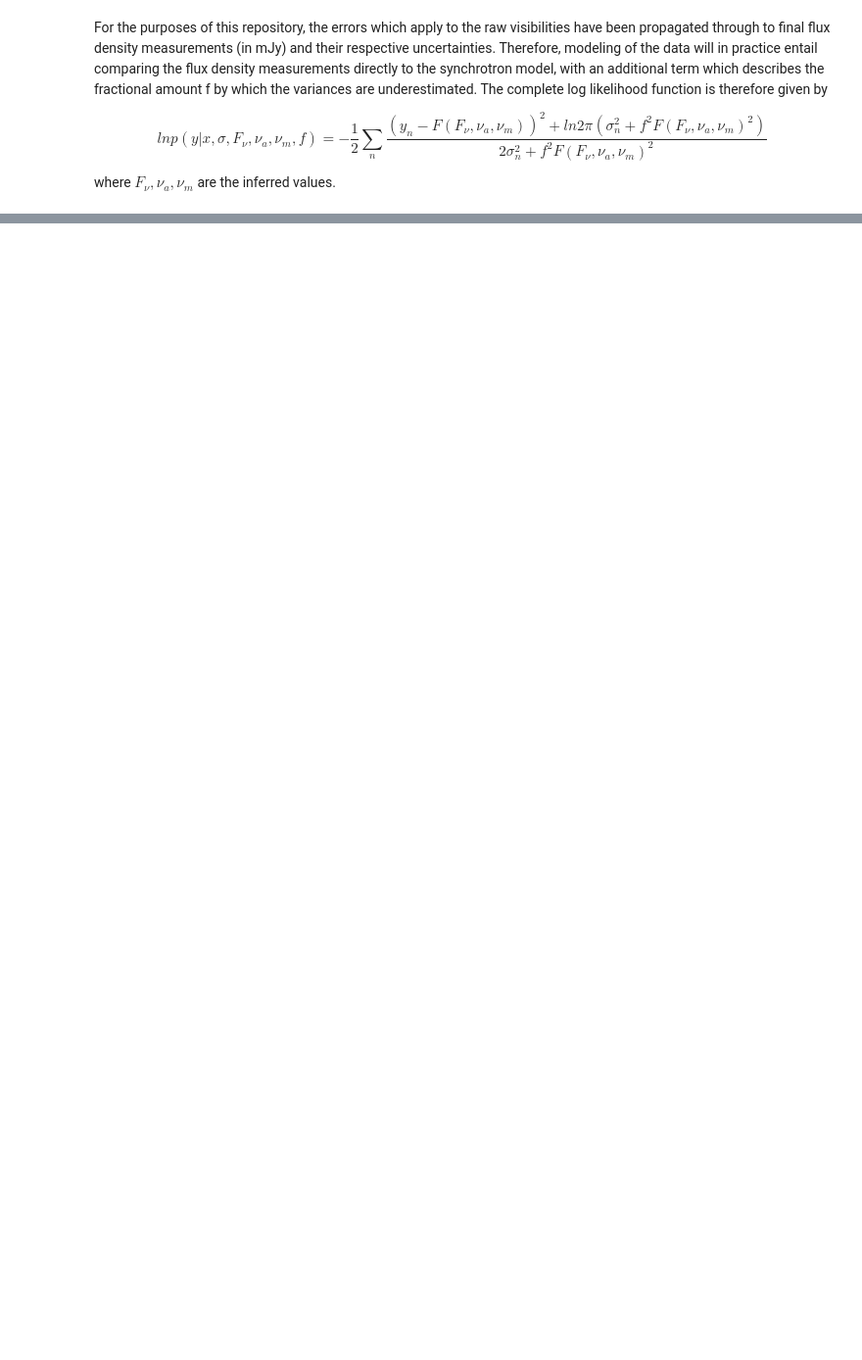
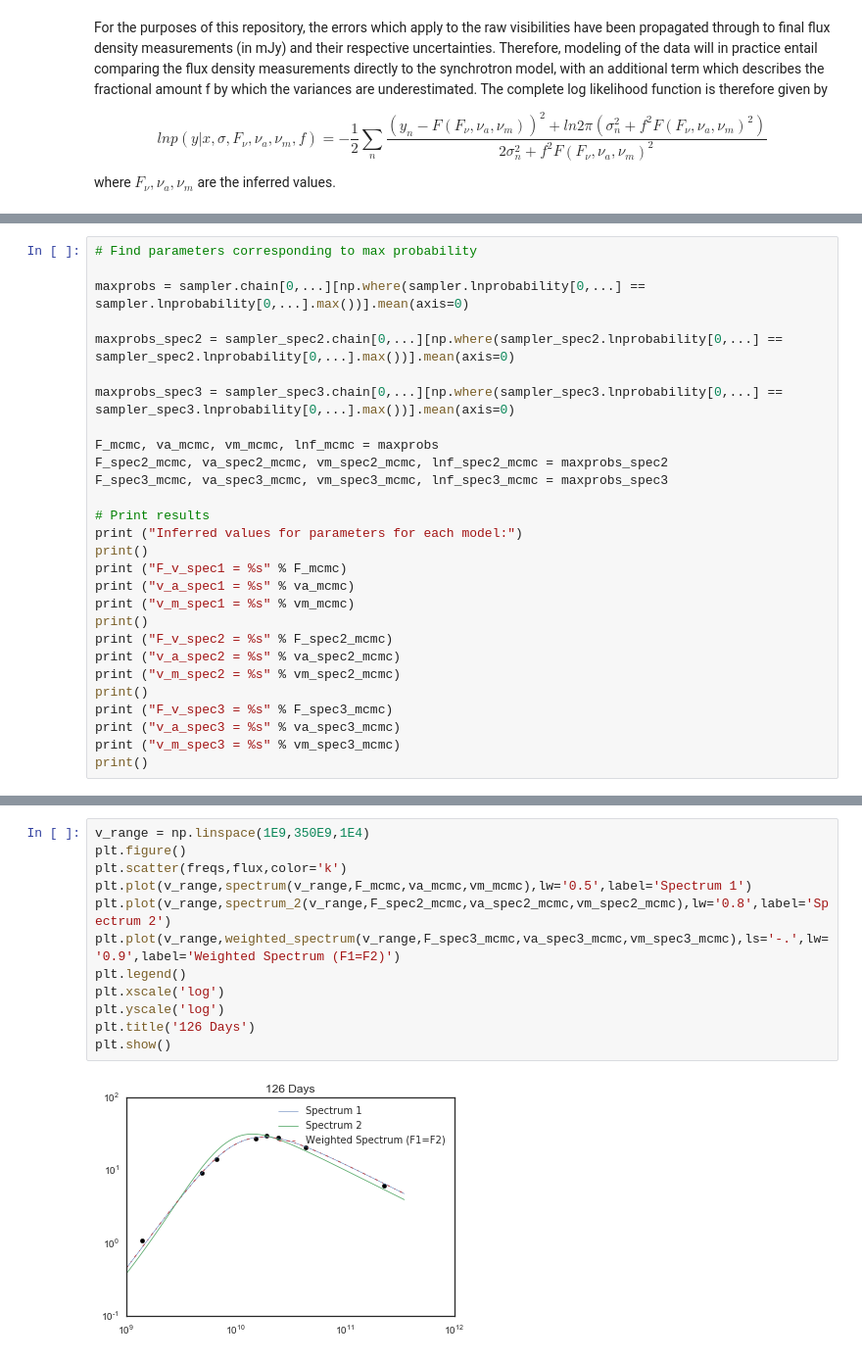
Before and after one commit to tarraneh/SyncMCMC, a Jupyter notebook: model.ipynb, the cells around one changed output, grey strips where cells are left out. Shown at 98% size. Saved outputs shown, nothing was run; the diff lists cells and outputs as text; blank space fills up the shorter version.

```diff
--- a/model.ipynb
+++ b/model.ipynb
@@ -80,0 +261,28 @@ where $F_\nu,\nu_a,\nu_m$ are the inferred values.
+# %%
+# Find parameters corresponding to max probability
+
+maxprobs = sampler.chain[0,...][np.where(sampler.lnprobability[0,...] == sampler.lnprobability[0,...].max())].mean(axis=0)
+
+maxprobs_spec2 = sampler_spec2.chain[0,...][np.where(sampler_spec2.lnprobability[0,...] == sampler_spec2.lnprobability[0,...].max())].mean(axis=0)
+
+maxprobs_spec3 = sampler_spec3.chain[0,...][np.where(sampler_spec3.lnprobability[0,...] == sampler_spec3.lnprobability[0,...].max())].mean(axis=0)
+
+F_mcmc, va_mcmc, vm_mcmc, lnf_mcmc = maxprobs
+F_spec2_mcmc, va_spec2_mcmc, vm_spec2_mcmc, lnf_spec2_mcmc = maxprobs_spec2
+F_spec3_mcmc, va_spec3_mcmc, vm_spec3_mcmc, lnf_spec3_mcmc = maxprobs_spec3
+
+# Print results
+print ("Inferred values for parameters for each model:")
+print()
+print ("F_v_spec1 = %s" % F_mcmc)
+print ("v_a_spec1 = %s" % va_mcmc)
+print ("v_m_spec1 = %s" % vm_mcmc)
+print()
+print ("F_v_spec2 = %s" % F_spec2_mcmc)
+print ("v_a_spec2 = %s" % va_spec2_mcmc)
+print ("v_m_spec2 = %s" % vm_spec2_mcmc)
+print()
+print ("F_v_spec3 = %s" % F_spec3_mcmc)
+print ("v_a_spec3 = %s" % va_spec3_mcmc)
+print ("v_m_spec3 = %s" % vm_spec3_mcmc)
+print()
@@ -80,0 +303,14 @@ where $F_\nu,\nu_a,\nu_m$ are the inferred values.
+# %%
+v_range = np.linspace(1E9,350E9,1E4)
+plt.figure()
+plt.scatter(freqs,flux,color='k')
+plt.plot(v_range,spectrum(v_range,F_mcmc,va_mcmc,vm_mcmc),lw='0.5',label='Spectrum 1')
+plt.plot(v_range,spectrum_2(v_range,F_spec2_mcmc,va_spec2_mcmc,vm_spec2_mcmc),lw='0.8',label='Spectrum 2')
+plt.plot(v_range,weighted_spectrum(v_range,F_spec3_mcmc,va_spec3_mcmc,vm_spec3_mcmc),ls='-.',lw='0.9',label='Weighted Spectrum (F1=F2)')
+plt.legend()
+plt.xscale('log')
+plt.yscale('log')
+plt.title('126 Days')
+plt.show()
+# %% [output]
+[figure, added]
```
Also changed, not shown: parts of 15 cells of this notebook.
